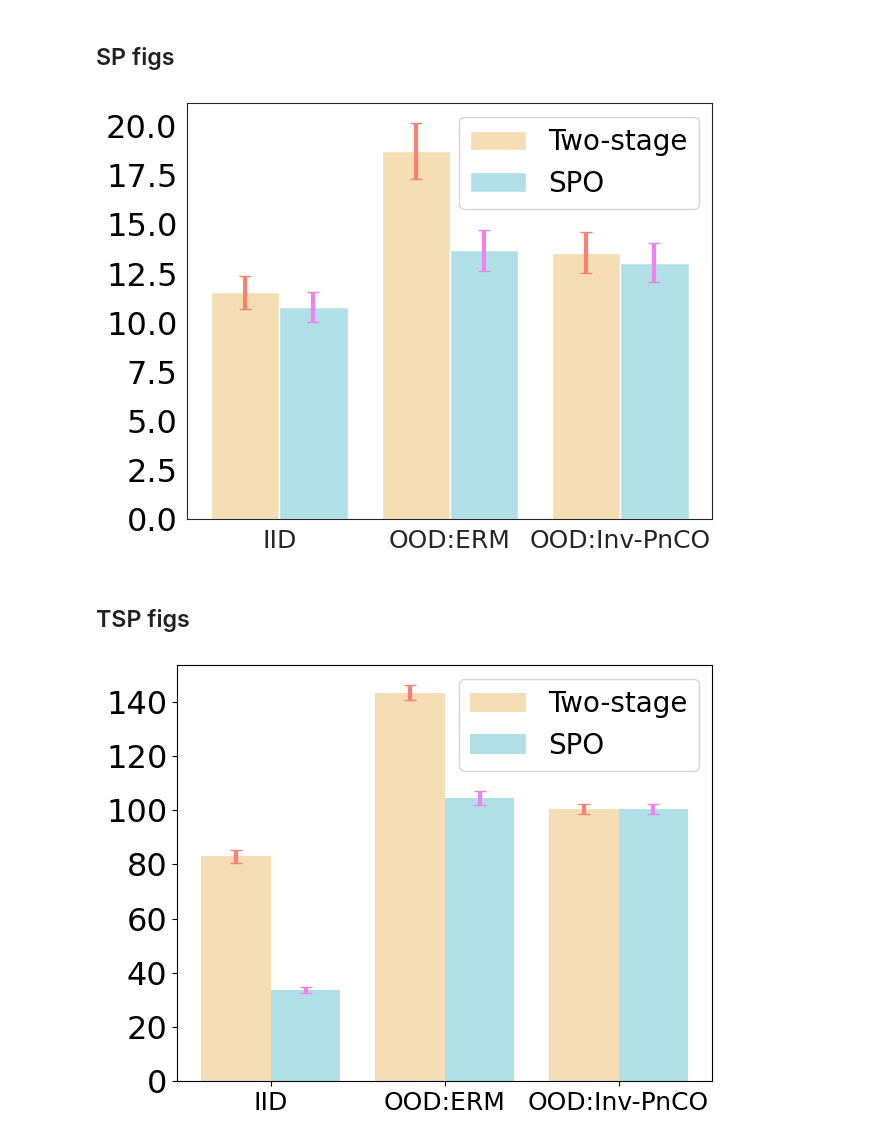
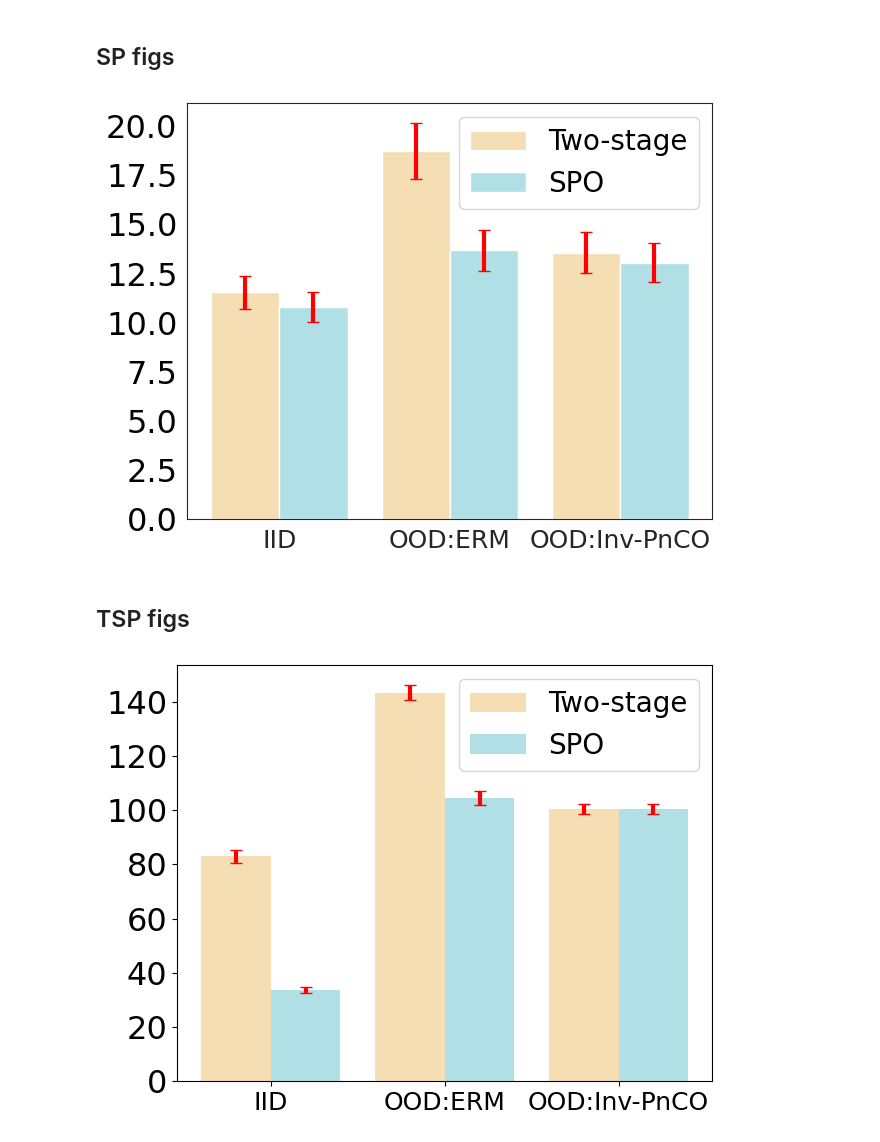
Before and after one commit to Thinklab-SJTU/PredictiveCO-Benchmark, a Jupyter notebook: visual/draw_ood_errorbar.ipynb, the cells around one changed output. Saved outputs shown, nothing was run; the diff lists cells and outputs as text; code cells hidden in the pictures.

```diff
--- a/visual/draw_ood_errorbar.ipynb
+++ b/visual/draw_ood_errorbar.ipynb
@@ -5,7 +5,7 @@ import matplotlib.pyplot as plt
 from matplotlib.pyplot import MultipleLocator
 # %%
 def get_regret(modelname, prefix, prob="knapsack-gen-ood"):
-    return np.load(f"/home/genghaoyu/OR/PTO/Rethink1.0/saved_records/{prob}/{modelname}/{prefix}/results.npy")[1]
+    return np.load(f"/mnt/nas/home/genghaoyu/OR/PTO/Rethink1.0/saved_records/{prob}/{modelname}/{prefix}/results.npy")[1]
 mse_result = get_regret("mse", "new-OOD-30-EERM-3-0.5-5e-2")
 # %%
 mse_result.mean(), np.std(mse_result)
@@ -321,39 +340,44 @@ spo_names = \
     ["new-resnet_l1_1e-3_0", "new-OOD_resnet_ERM_5e-3_1e-4", "new-OOD_resnet_EERM_4-4.0-1e-4_1e-4"]
 
 mse_results = [get_regret("mse", name, "shortestpath-warcraft-ood") for name in mse_names]
 spo_results = [get_regret("spo", name, "shortestpath-warcraft-ood") for name in spo_names]
 
+colors = ['#79A7D3', '#7CC58C', '#C48EA5', '#E69138']
+error_colors = ["red"] * 4
+
 x=np.arange(3)
 #数据集
 y1 = [res.mean() for res in mse_results]
 y2 = [res.mean() for res in spo_results]
 #误差列表
 std_err1= np.array([ np.std(res) for res in mse_results])/10
 std_err2=  np.array([ np.std(res) for res in spo_results])/10
 tick_label=["IID", "OOD:ERM", "OOD:Inv-PnCO"]
 
-error_params1=dict(elinewidth=3,ecolor='salmon',capsize=4)#设置误差标记参数
-error_params2=dict(elinewidth=3,ecolor='violet',capsize=4)#设置误差标记参数
+error_params1=dict(elinewidth=3,ecolor='red',capsize=4)#设置误差标记参数
+error_params2=dict(elinewidth=3,ecolor='red',capsize=4)#设置误差标记参数
 #设置柱状图宽度
 bar_width=0.4
 #绘制柱状图，设置误差标记以及柱状图标签
-plt.bar(x,y1,bar_width,color=['wheat']*len(x),yerr=std_err1,error_kw=error_params1,label='Two-stage')
-plt.bar(x+bar_width,y2,bar_width,color=['powderblue']*len(x),yerr=std_err2,error_kw=error_params2,label='SPO')
+colors1 =  ['#A9C0E8', '#79A7D3', '#C48EA5',]
+colors2 =  ['#A3D09B', '#7CC58C', '#E69138']
+plt.bar(x,y1,bar_width,color='wheat',yerr=std_err1,error_kw=error_params1,label='Two-stage')
+plt.bar(x+bar_width,y2,bar_width,color='powderblue',yerr=std_err2,error_kw=error_params2,label='SPO')
 
 plt.style.use('default')
 plt.xticks(x+bar_width/2, tick_label, fontsize=18)#设置x轴的标签
 plt.yticks(fontsize=23,color='#000000')
 # plt.ylim(0,12.9)
 #设置网格
 # plt.grid(True,axis='y',ls=':',color='r',alpha=0.3)
 #显示图例
 plt.legend(fontsize=20, loc="upper right", ncol=1)
 #显示图形
 plt.tight_layout()
-plt.savefig("/home/genghaoyu/OR/PTO/Rethink1.0/visual/figs/ood_figs/fig_sp.pdf")
+plt.savefig("/mnt/nas/home/genghaoyu/OR/PTO/Rethink1.0/visual/figs/ood_figs/fig_sp.pdf")
 plt.show()
 # %% [output]
-[figure, old version]
+[figure, new version]
 # %% [markdown]
 ## TSP figs
 # %%
@@ -363,7 +387,7 @@ import numpy as np
 
 
 mse_names = \
-    ["ver4-IID", "ver4-OOD-ERM",	"ver4-OOD-EERM-3envs_4.0_1e-3"]
+    ["ver4-IID", "ver4-OOD-ERM", "ver4-OOD-EERM-3envs_4.0_1e-3"]
 spo_names = \
     ["ver4-IID", "ver4-OOD-ERM", "ver4-OOD-EERM-3envs_0.5_5e-3"]
 
@@ -377,15 +401,19 @@ y2 = [res.mean() for res in spo_results]
 #误差列表
 std_err1= np.array([ np.std(res) for res in mse_results])/10
 std_err2=  np.array([ np.std(res) for res in spo_results])/10
+# colors = ['#A9C0E8', '#A3D09B', '#79A7D3', '#7CC58C', '#C48EA5', '#E69138']
+
 tick_label=["IID", "OOD:ERM", "OOD:Inv-PnCO"]
 
-error_params1=dict(elinewidth=3,ecolor='salmon',capsize=4)#设置误差标记参数
-error_params2=dict(elinewidth=3,ecolor='violet',capsize=4)#设置误差标记参数
+error_params1=dict(elinewidth=3,ecolor='red',capsize=4)#设置误差标记参数
+error_params2=dict(elinewidth=3,ecolor='red',capsize=4)#设置误差标记参数
 #设置柱状图宽度
 bar_width=0.4
 #绘制柱状图，设置误差标记以及柱状图标签
-plt.bar(x,y1,bar_width,color=['wheat']*len(x),yerr=std_err1,error_kw=error_params1,label='Two-stage')
-plt.bar(x+bar_width,y2,bar_width,color=['powderblue']*len(x),yerr=std_err2,error_kw=error_params2,label='SPO')
+# colors1 =  ['#A9C0E8', '#79A7D3', '#C48EA5']
+# colors2 =  ['#A3D09B', '#7CC58C', '#E69138']
+plt.bar(x,y1,bar_width,color='wheat',yerr=std_err1,error_kw=error_params1,label='Two-stage')
+plt.bar(x+bar_width,y2,bar_width,color='powderblue',yerr=std_err2,error_kw=error_params2,label='SPO')
 
 plt.style.use('default')
 plt.xticks(x+bar_width/2, tick_label, fontsize=18)#设置x轴的标签
@@ -397,7 +425,7 @@ plt.yticks(fontsize=23,color='#000000')
 plt.legend(fontsize=20, loc="upper right", ncol=1)
 #显示图形
 plt.tight_layout()
-plt.savefig("/home/genghaoyu/OR/PTO/Rethink1.0/visual/figs/ood_figs/fig_tsp.pdf")
+plt.savefig("/mnt/nas/home/genghaoyu/OR/PTO/Rethink1.0/visual/figs/ood_figs/fig_tsp.pdf")
 plt.show()
 # %% [output]
-[figure, old version]
+[figure, new version]
```
Also changed, not shown: parts of 5 cells of this notebook, 3 other files.
